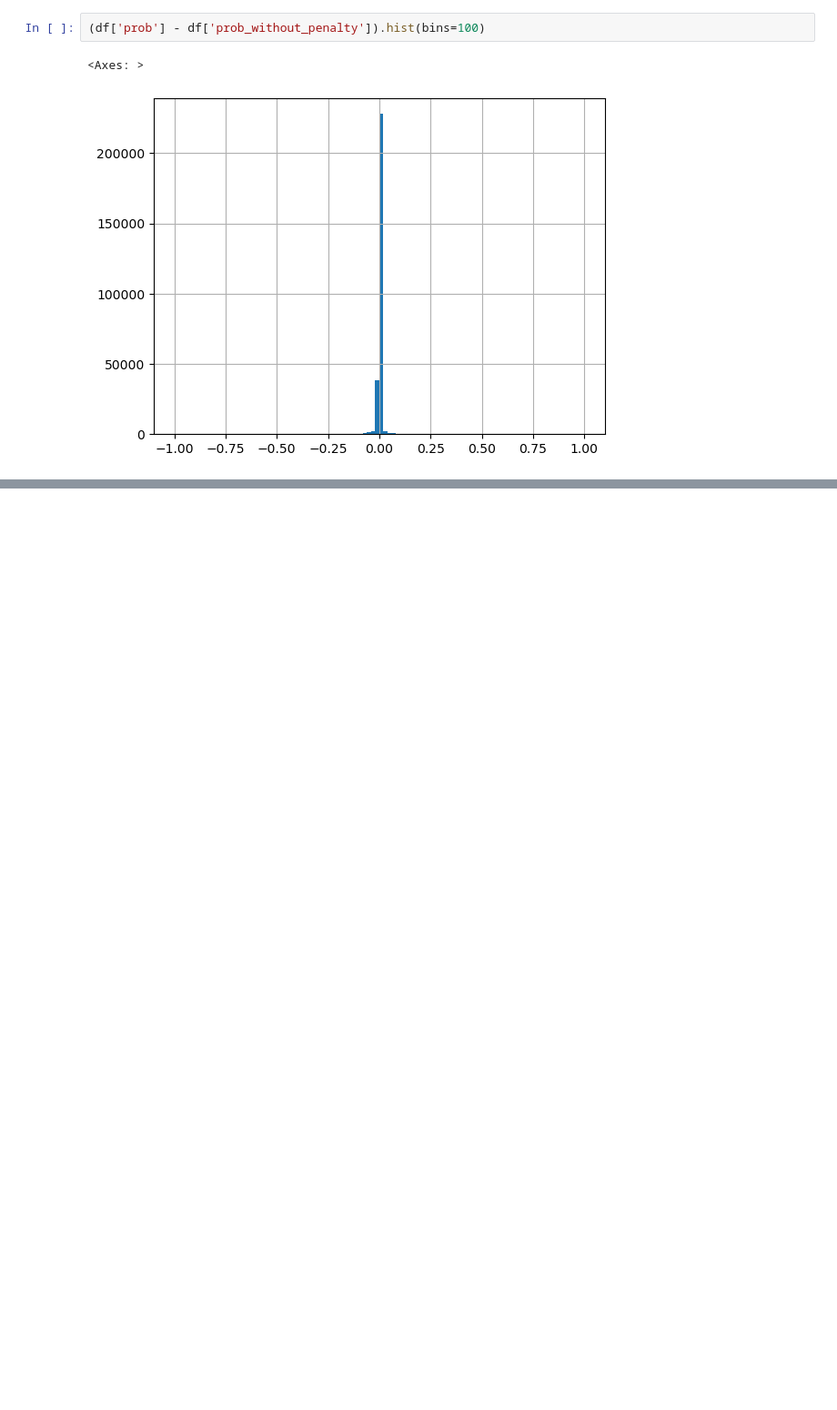
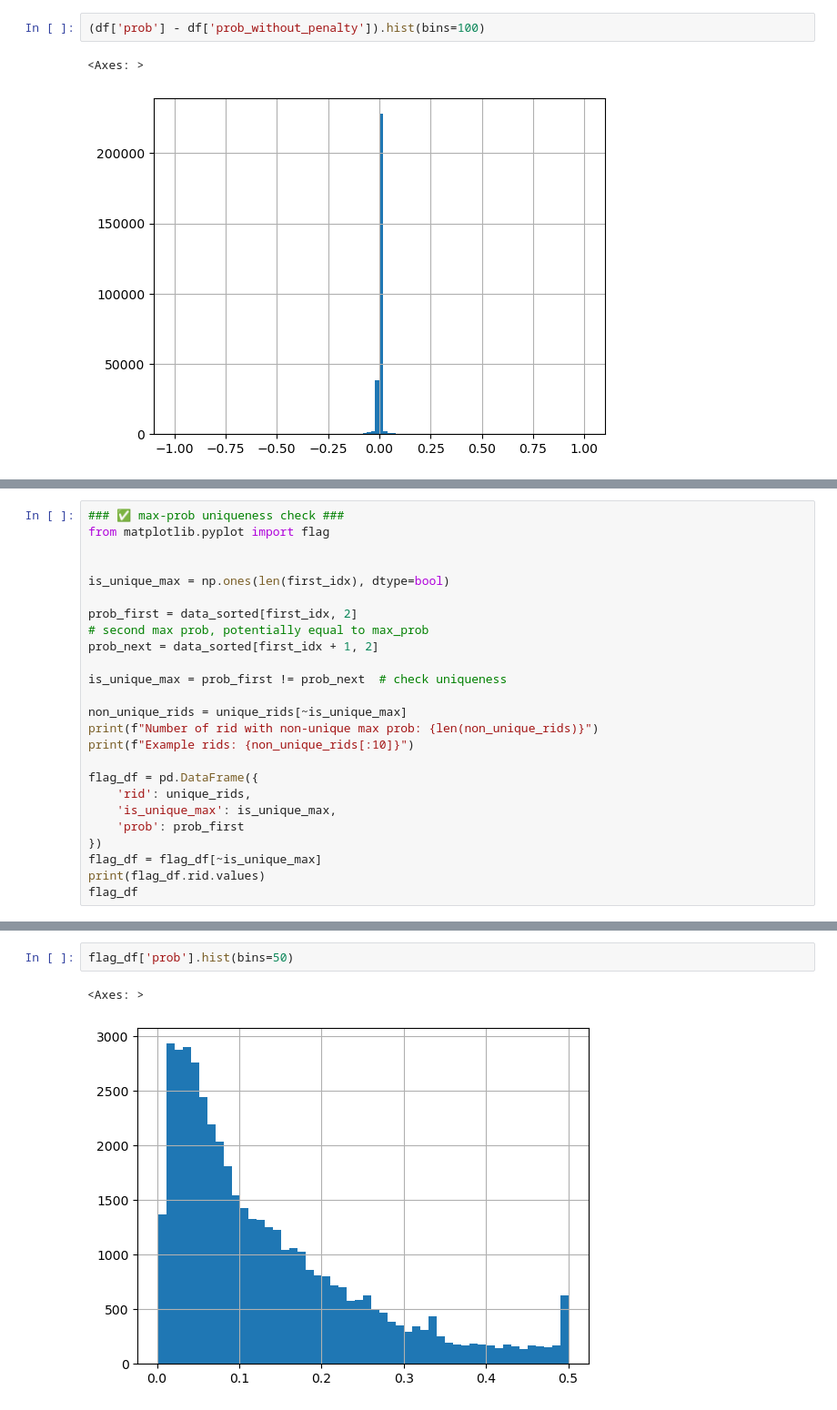
Before and after one commit to sunnysun711/PTIM, a Jupyter notebook: test.ipynb, the cells around one changed output, grey strips where cells are left out. Shown: that part at 91% size. Drawn from its saved outputs; the diff is of its cells as text; blank space fills up the shorter version.

```diff
--- a/test.ipynb
+++ b/test.ipynb
@@ -417,0 +528,25 @@ df
+# %%
+### ✅ max-prob uniqueness check ###
+from matplotlib.pyplot import flag
+
+
+is_unique_max = np.ones(len(first_idx), dtype=bool)
+
+prob_first = data_sorted[first_idx, 2]
+# second max prob, potentially equal to max_prob
+prob_next = data_sorted[first_idx + 1, 2]
+
+is_unique_max = prob_first != prob_next  # check uniqueness
+
+non_unique_rids = unique_rids[~is_unique_max]
+print(f"Number of rid with non-unique max prob: {len(non_unique_rids)}")
+print(f"Example rids: {non_unique_rids[:10]}")
+
+flag_df = pd.DataFrame({
+    'rid': unique_rids,
+    'is_unique_max': is_unique_max,
+    'prob': prob_first
+})
+flag_df = flag_df[~is_unique_max]
+print(flag_df.rid.values)
+flag_df
@@ -417,0 +571,5 @@ df
+# %%
+flag_df['prob'].hist(bins=50)
+# %% [output]
+<Axes: >
+[figure, added]
```
Also changed, not shown: parts of 10 cells of this notebook, 9 other files.
